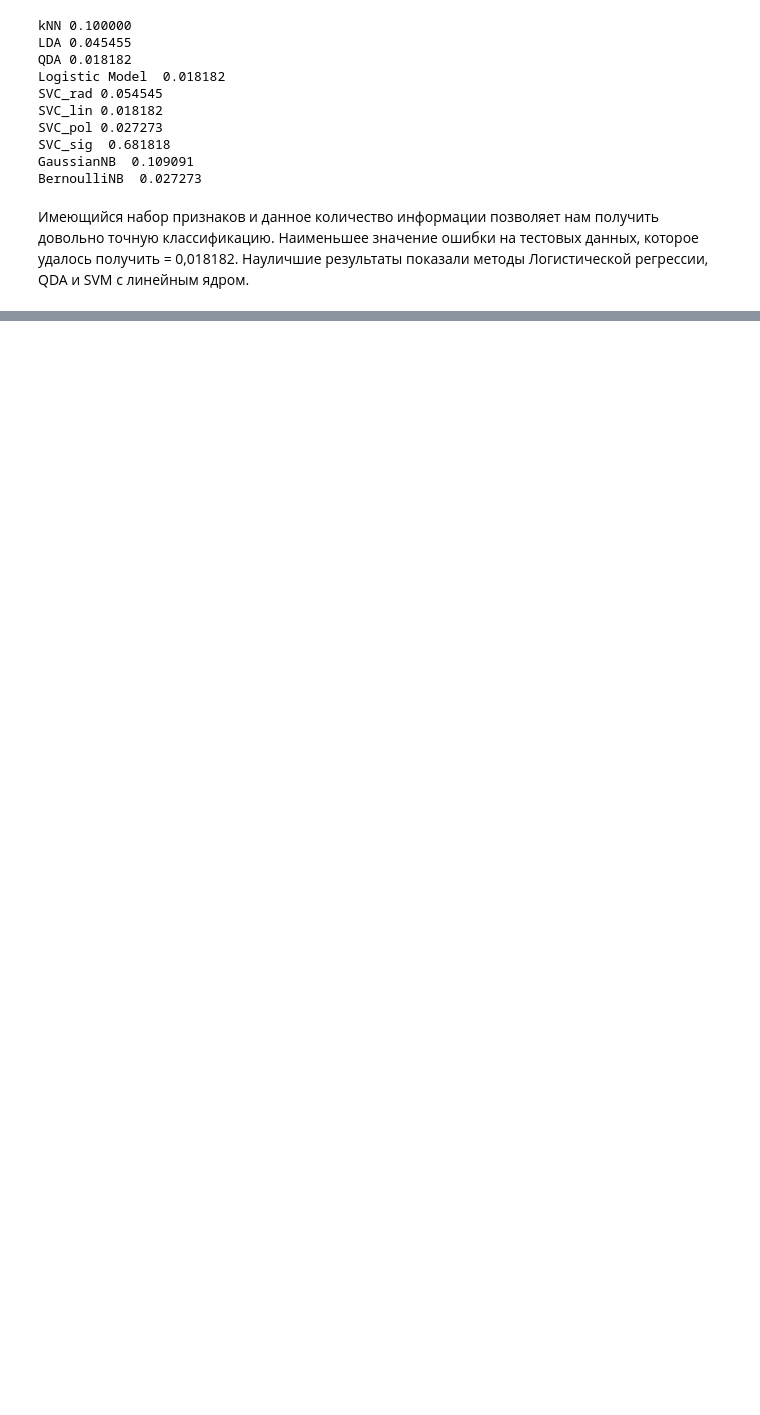
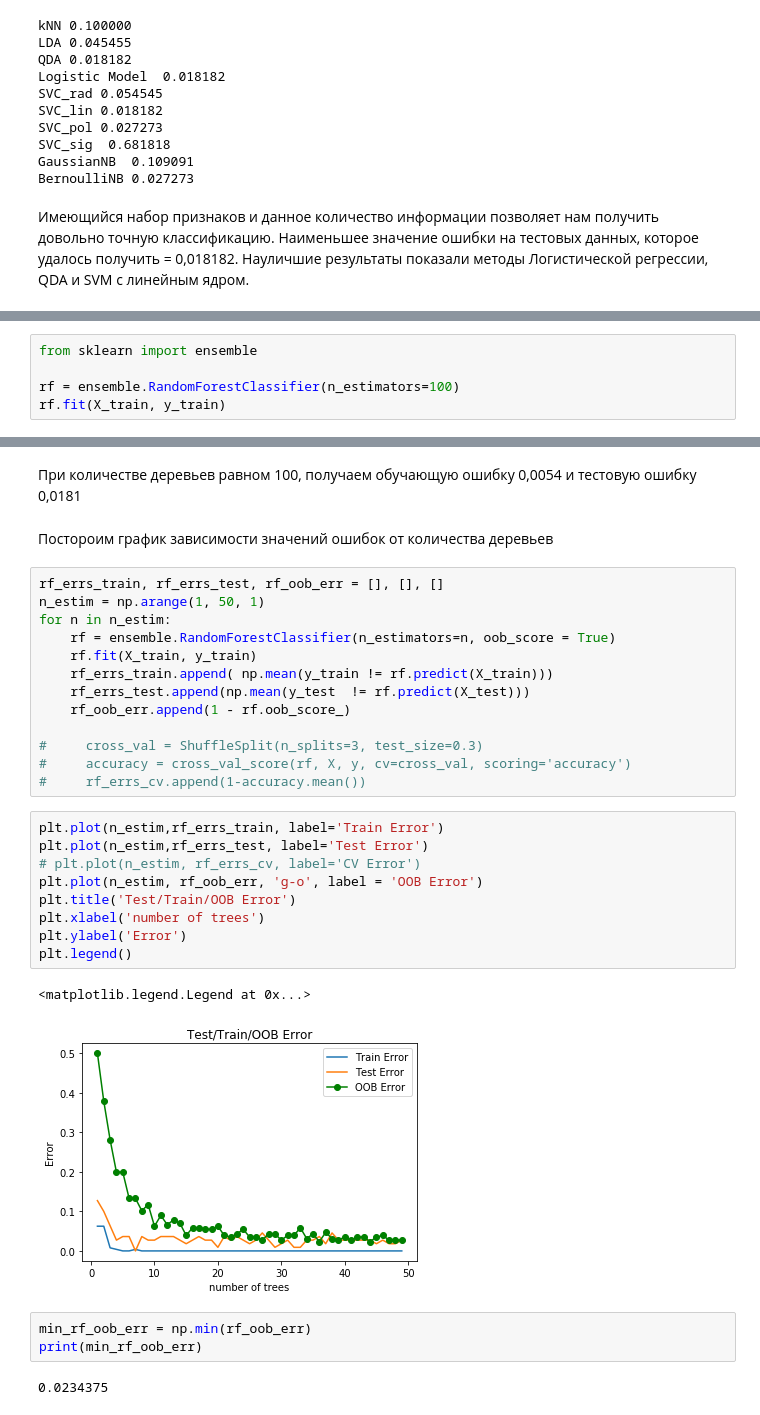
Before and after one commit to lobiviam/methods-of-data-analysis, a Jupyter notebook: Dermatology.ipynb, the cells around one changed output, grey strips where cells are left out. Drawn from its saved outputs; the diff is of its cells as text; blank space fills up the shorter version.

```diff
--- a/Dermatology.ipynb
+++ b/Dermatology.ipynb
@@ -1102,0 +1105,5 @@ BernoulliNB  0.027273
+# %%
+from sklearn import ensemble
+
+rf = ensemble.RandomForestClassifier(n_estimators=100)
+rf.fit(X_train, y_train)
@@ -1102,0 +1125,34 @@ BernoulliNB  0.027273
+# %% [markdown]
+При количестве деревьев равном 100, получаем обучающую ошибку 0,0054 и тестовую ошибку 0,0181
+# %% [markdown]
+Постороим график зависимости значений ошибок от количества деревьев
+# %%
+rf_errs_train, rf_errs_test, rf_oob_err = [], [], []
+n_estim = np.arange(1, 50, 1)
+for n in n_estim:
+    rf = ensemble.RandomForestClassifier(n_estimators=n, oob_score = True)
+    rf.fit(X_train, y_train)
+    rf_errs_train.append( np.mean(y_train != rf.predict(X_train)))
+    rf_errs_test.append(np.mean(y_test  != rf.predict(X_test)))
+    rf_oob_err.append(1 - rf.oob_score_)
+
+#     cross_val = ShuffleSplit(n_splits=3, test_size=0.3)
+#     accuracy = cross_val_score(rf, X, y, cv=cross_val, scoring='accuracy')
+#     rf_errs_cv.append(1-accuracy.mean())
+# %%
+plt.plot(n_estim,rf_errs_train, label='Train Error')
+plt.plot(n_estim,rf_errs_test, label='Test Error')
+# plt.plot(n_estim, rf_errs_cv, label='CV Error')
+plt.plot(n_estim, rf_oob_err, 'g-o', label = 'OOB Error')
+plt.title('Test/Train/OOB Error')
+plt.xlabel('number of trees')
+plt.ylabel('Error')
+plt.legend()
+# %% [output]
+<matplotlib.legend.Legend at 0x...>
+[figure, added]
+# %%
+min_rf_oob_err = np.min(rf_oob_err)
+print(min_rf_oob_err)
+# %% [output]
+0.0234375
```
Also changed, not shown: parts of 41 cells of this notebook.
